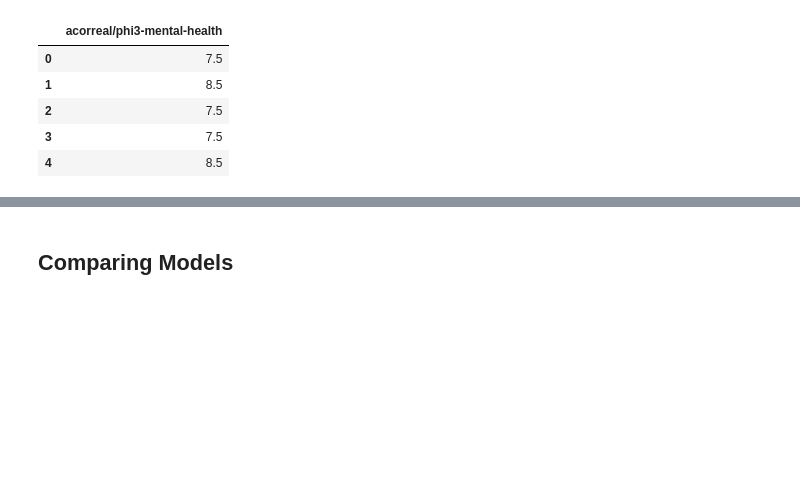
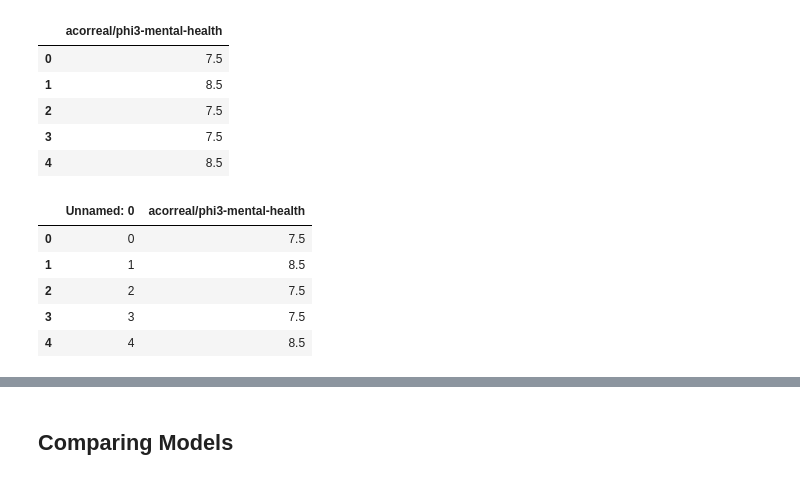
Before and after one commit to mlgomez0/Health_Therapist, a Jupyter notebook: backend/ml_models/LLMs_fine_tuning/phi3-qlora/test_phi3.ipynb, the cells around one changed output, grey strips where cells are left out. Saved outputs shown, nothing was run; the diff lists cells and outputs as text; code cells hidden in the pictures; blank space fills up the shorter version.

```diff
--- a/backend/ml_models/LLMs_fine_tuning/phi3-qlora/test_phi3.ipynb
+++ b/backend/ml_models/LLMs_fine_tuning/phi3-qlora/test_phi3.ipynb
@@ -398,3 +425,13 @@ df_llm_eval.head()
 | 4 | 8.5 |
 # %%
 df_llm_eval.to_csv('llm_eval.csv')
+# %%
+df_llm_eval = pd.read_csv('llm_eval.csv')
+df_llm_eval.head()
+# %% [output]
+|  | Unnamed: 0 | acorreal/phi3-mental-health |
+| 0 | 0 | 7.5 |
+| 1 | 1 | 8.5 |
+| 2 | 2 | 7.5 |
+| 3 | 3 | 7.5 |
+| 4 | 4 | 8.5 |
```
Also changed, not shown: parts of 18 cells of this notebook, 3 other files.
